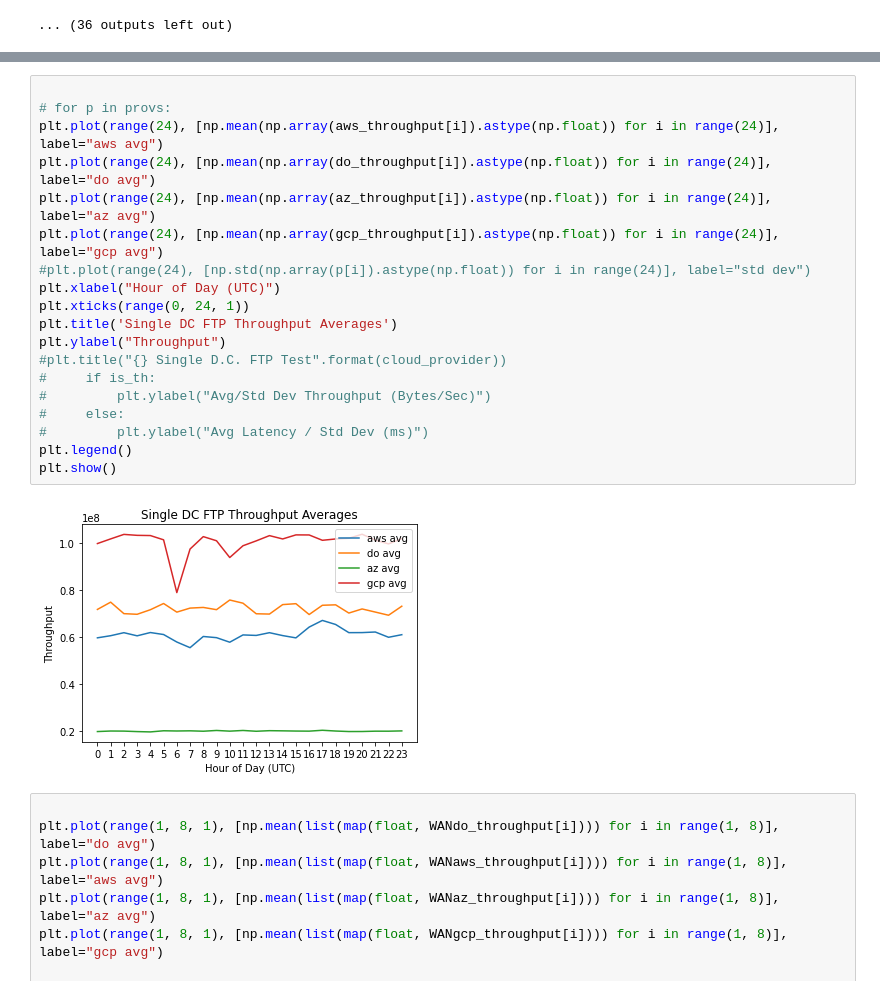
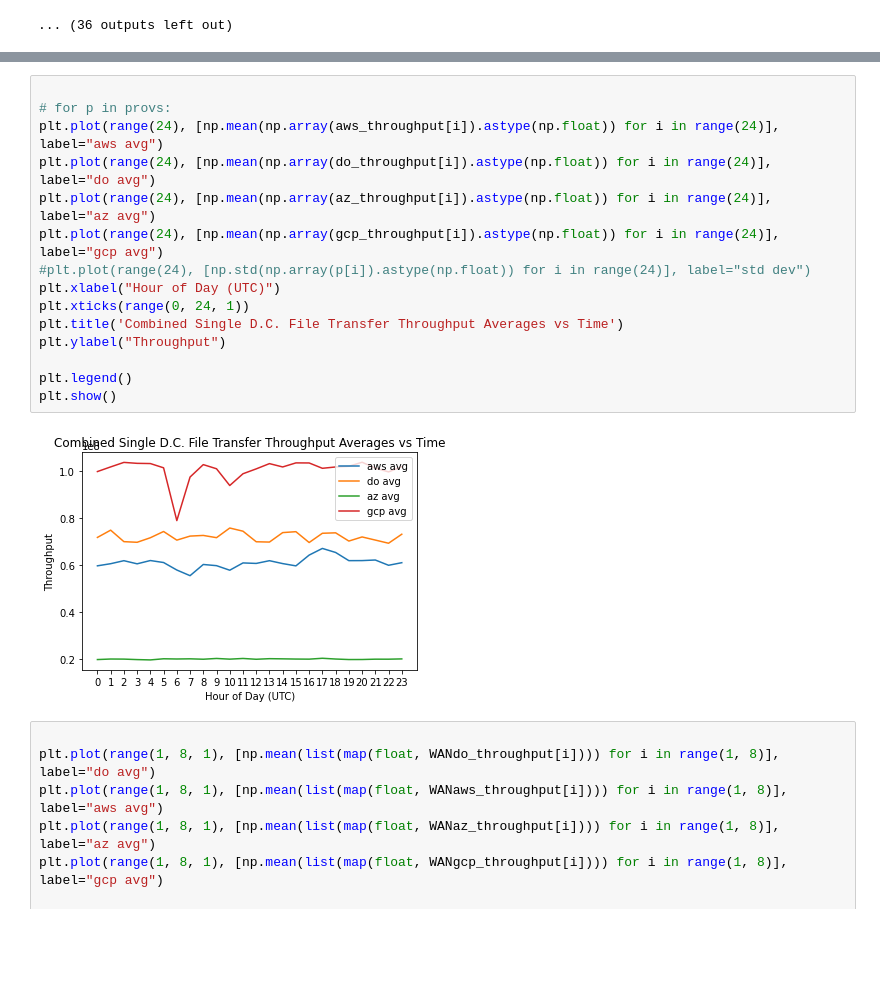
Before and after one commit to yudi-tan/cloud_provider_network_consistency_benchmark, a Jupyter notebook: CS268FTP.ipynb, the cells around one changed output, grey strips where cells are left out. Drawn from its saved outputs; the diff is of its cells as text; blank space fills up the shorter version.

```diff
--- a/CS268FTP.ipynb
+++ b/CS268FTP.ipynb
@@ -411,24 +403,20 @@ plt.show()
 # %%
 
 # for p in provs:
 plt.plot(range(24), [np.mean(np.array(aws_throughput[i]).astype(np.float)) for i in range(24)], label="aws avg")
 plt.plot(range(24), [np.mean(np.array(do_throughput[i]).astype(np.float)) for i in range(24)], label="do avg")
 plt.plot(range(24), [np.mean(np.array(az_throughput[i]).astype(np.float)) for i in range(24)], label="az avg")
 plt.plot(range(24), [np.mean(np.array(gcp_throughput[i]).astype(np.float)) for i in range(24)], label="gcp avg")
 #plt.plot(range(24), [np.std(np.array(p[i]).astype(np.float)) for i in range(24)], label="std dev")
 plt.xlabel("Hour of Day (UTC)")
 plt.xticks(range(0, 24, 1))
-plt.title('Single DC FTP Throughput Averages')
+plt.title('Combined Single D.C. File Transfer Throughput Averages vs Time')
 plt.ylabel("Throughput")
-#plt.title("{} Single D.C. FTP Test".format(cloud_provider))
-#     if is_th:
-#         plt.ylabel("Avg/Std Dev Throughput (Bytes/Sec)")
-#     else:
-#         plt.ylabel("Avg Latency / Std Dev (ms)")
+
 plt.legend()
 plt.show()
 # %% [output]
-[figure, old version]
+[figure, new version]
 # %%
 
 plt.plot(range(1, 8, 1), [np.mean(list(map(float, WANdo_throughput[i]))) for i in range(1, 8)], label="do avg")
```
Also changed, not shown: parts of 17 cells of this notebook.
